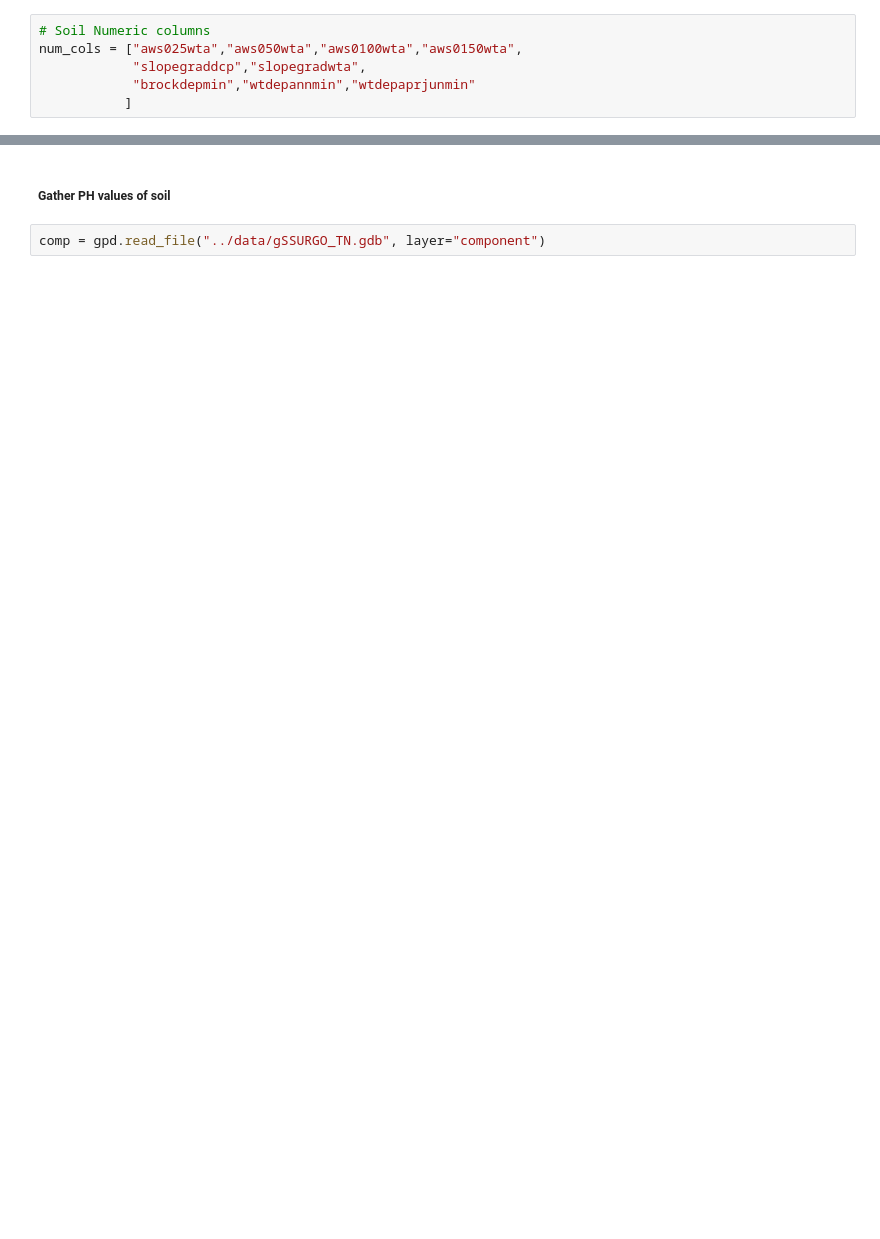
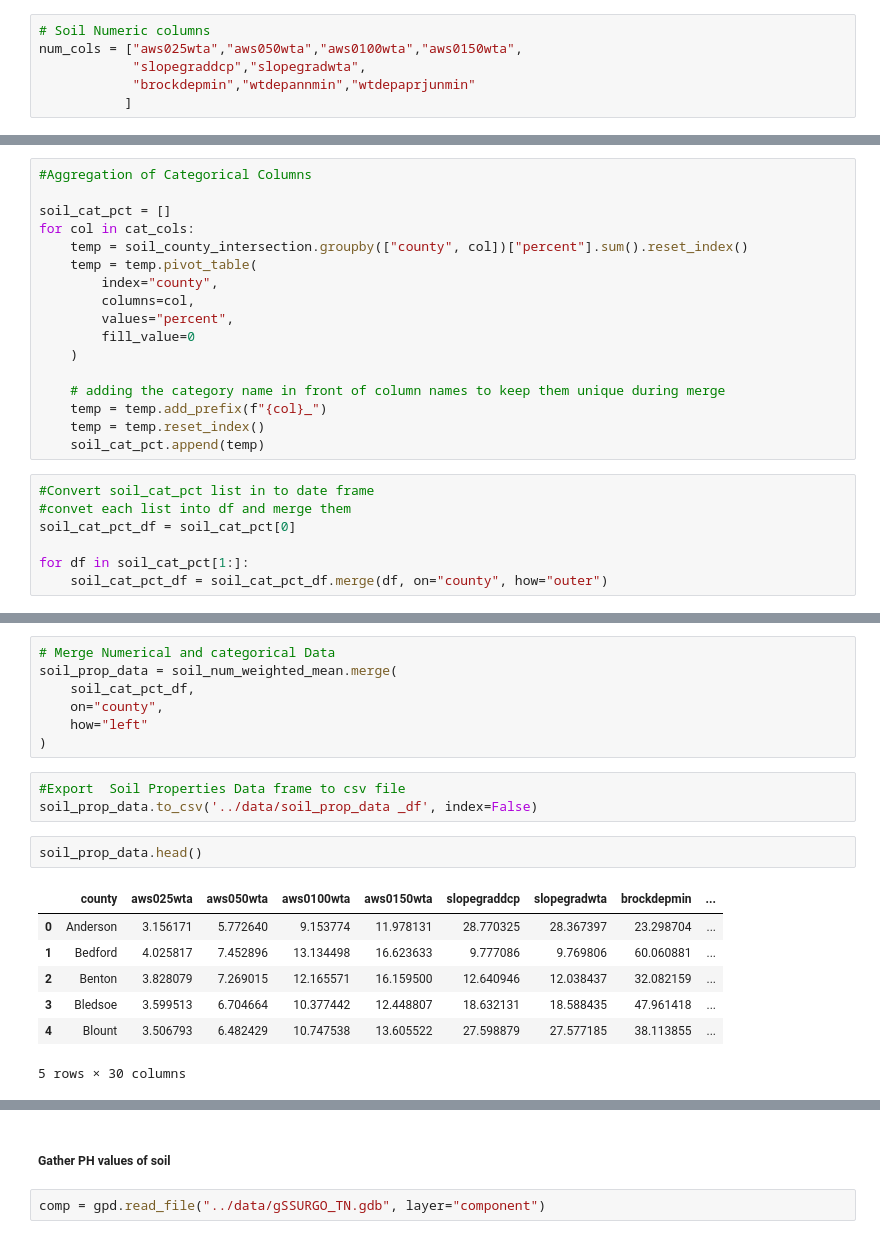
Before and after one commit to ADoddala/Predicting_Crop_Yields, a Jupyter notebook: notebooks/Data_gathering.ipynb, the cells around one changed output, grey strips where cells are left out. Drawn from its saved outputs; the diff is of its cells as text; blank space fills up the shorter version.

```diff
--- a/notebooks/Data_gathering.ipynb
+++ b/notebooks/Data_gathering.ipynb
@@ -878,0 +885,24 @@ memory usage: 7.6+ KB
+# %%
+#Aggregation of Categorical Columns
+
+soil_cat_pct = []
+for col in cat_cols:
+    temp = soil_county_intersection.groupby(["county", col])["percent"].sum().reset_index()
+    temp = temp.pivot_table(
+        index="county",
+        columns=col,
+        values="percent",
+        fill_value=0
+    )
+
+    # adding the category name in front of column names to keep them unique during merge
+    temp = temp.add_prefix(f"{col}_")
+    temp = temp.reset_index()
+    soil_cat_pct.append(temp)
+# %%
+#Convert soil_cat_pct list in to date frame
+#convet each list into df and merge them
+soil_cat_pct_df = soil_cat_pct[0]
+
+for df in soil_cat_pct[1:]:
+    soil_cat_pct_df = soil_cat_pct_df.merge(df, on="county", how="outer")
@@ -878,0 +924,20 @@ memory usage: 7.6+ KB
+# %%
+# Merge Numerical and categorical Data
+soil_prop_data = soil_num_weighted_mean.merge(
+    soil_cat_pct_df,
+    on="county",
+    how="left"
+)
+# %%
+#Export  Soil Properties Data frame to csv file
+soil_prop_data.to_csv('../data/soil_prop_data _df', index=False)
+# %%
+soil_prop_data.head()
+# %% [output]
+|  | county | aws025wta | aws050wta | aws0100wta | aws0150wta | slopegraddcp | slopegradwta | brockdepmin | ... |
+| 0 | Anderson | 3.156171 | 5.772640 | 9.153774 | 11.978131 | 28.770325 | 28.367397 | 23.298704 | ... |
+| 1 | Bedford | 4.025817 | 7.452896 | 13.134498 | 16.623633 | 9.777086 | 9.769806 | 60.060881 | ... |
+| 2 | Benton | 3.828079 | 7.269015 | 12.165571 | 16.159500 | 12.640946 | 12.038437 | 32.082159 | ... |
+| 3 | Bledsoe | 3.599513 | 6.704664 | 10.377442 | 12.448807 | 18.632131 | 18.588435 | 47.961418 | ... |
+| 4 | Blount | 3.506793 | 6.482429 | 10.747538 | 13.605522 | 27.598879 | 27.577185 | 38.113855 | ... |
+5 rows × 30 columns
```
Also changed, not shown: parts of 29 cells of this notebook.
